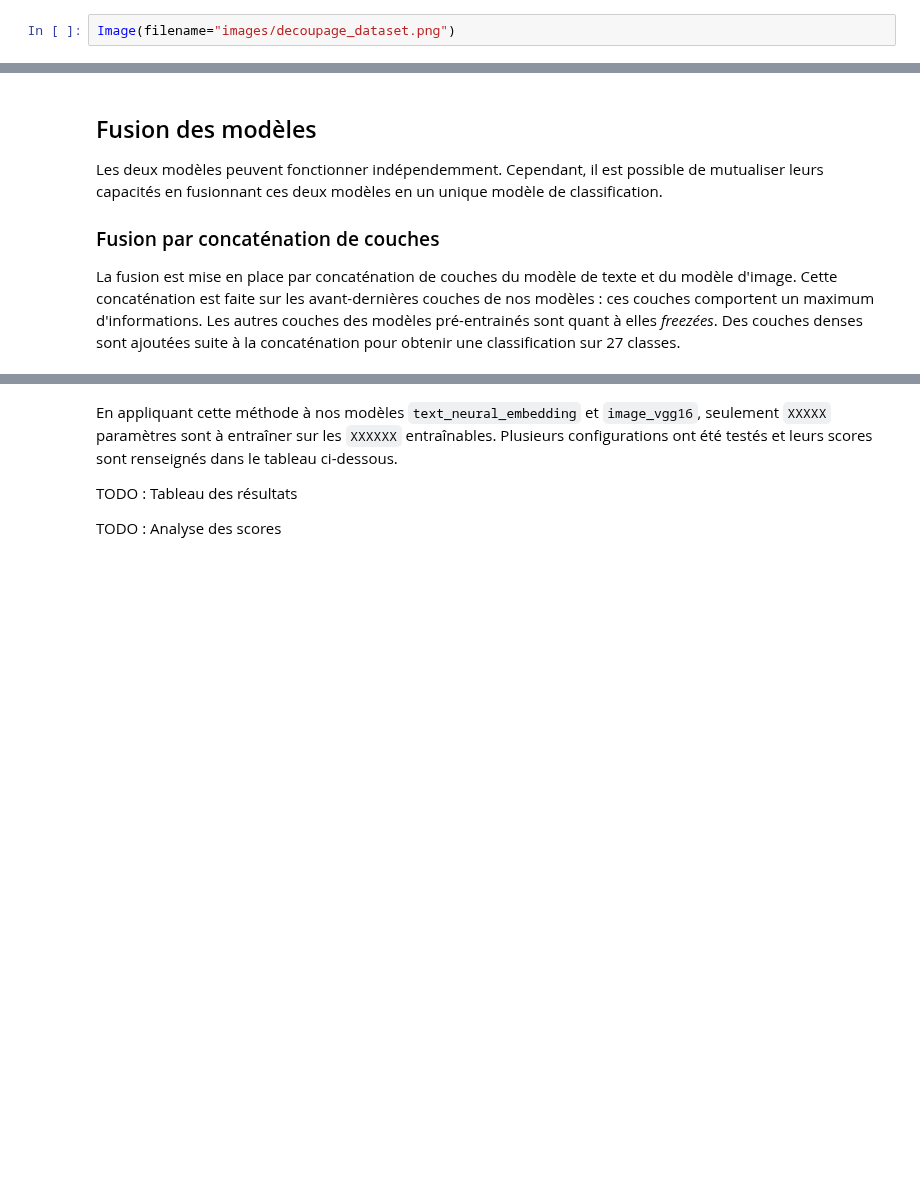
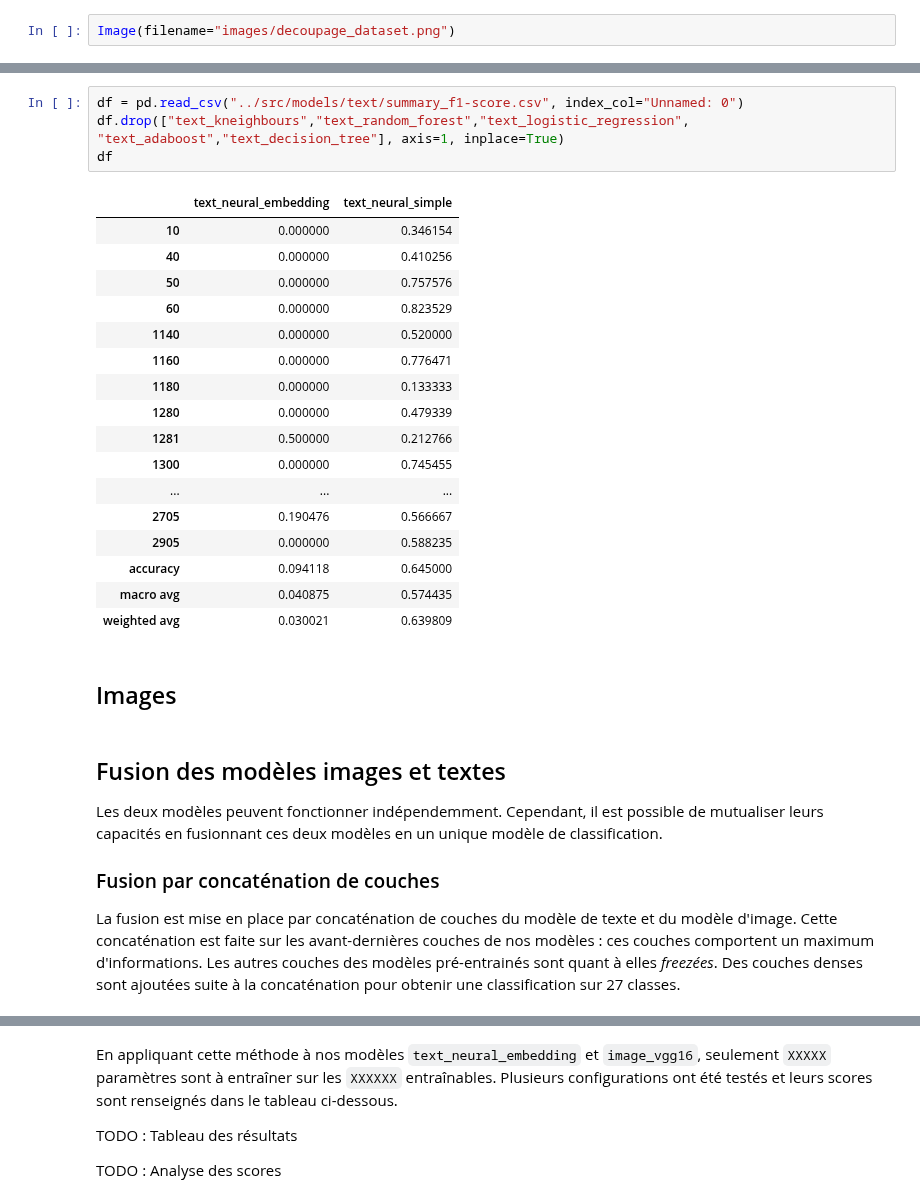
Before and after one commit to data-modelisation/rakuten, a Jupyter notebook: notebooks/final_report.ipynb, the cells around one changed output, grey strips where cells are left out. Saved outputs shown, nothing was run; the diff lists cells and outputs as text; blank space fills up the shorter version.

```diff
--- a/notebooks/final_report.ipynb
+++ b/notebooks/final_report.ipynb
@@ -229,5 +260,32 @@ Finalement, le découpage du dataset pour l'entraînement et la prediction est l
+# %%
+df = pd.read_csv("../src/models/text/summary_f1-score.csv", index_col="Unnamed: 0")
+df.drop(["text_kneighbours","text_random_forest","text_logistic_regression", "text_adaboost","text_decision_tree"], axis=1, inplace=True)
+df
+# %% [output]
+|  | text_neural_embedding | text_neural_simple |
+| 10 | 0.000000 | 0.346154 |
+| 40 | 0.000000 | 0.410256 |
+| 50 | 0.000000 | 0.757576 |
+| 60 | 0.000000 | 0.823529 |
+| 1140 | 0.000000 | 0.520000 |
+| 1160 | 0.000000 | 0.776471 |
+| 1180 | 0.000000 | 0.133333 |
+| 1280 | 0.000000 | 0.479339 |
+| 1281 | 0.500000 | 0.212766 |
+| 1300 | 0.000000 | 0.745455 |
+| ... | ... | ... |
+| 2705 | 0.190476 | 0.566667 |
+| 2905 | 0.000000 | 0.588235 |
+| accuracy | 0.094118 | 0.645000 |
+| macro avg | 0.040875 | 0.574435 |
+| weighted avg | 0.030021 | 0.639809 |
+# %% [markdown]
+
+
+
+## Images
 # %% [markdown]
-## Fusion des modèles
+## Fusion des modèles images et textes
 
 Les deux modèles peuvent fonctionner indépendemment. Cependant, il est possible de mutualiser leurs capacités en fusionnant ces deux modèles en un unique modèle de classification.
 
```
Also changed, not shown: parts of 7 cells of this notebook.
